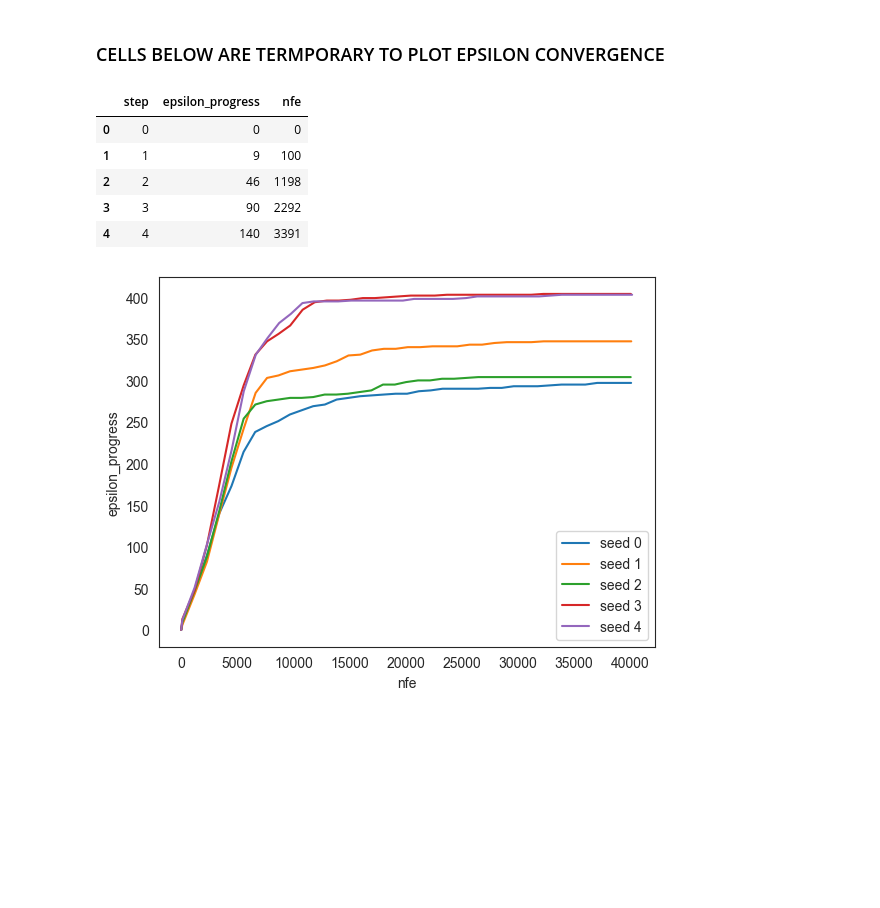
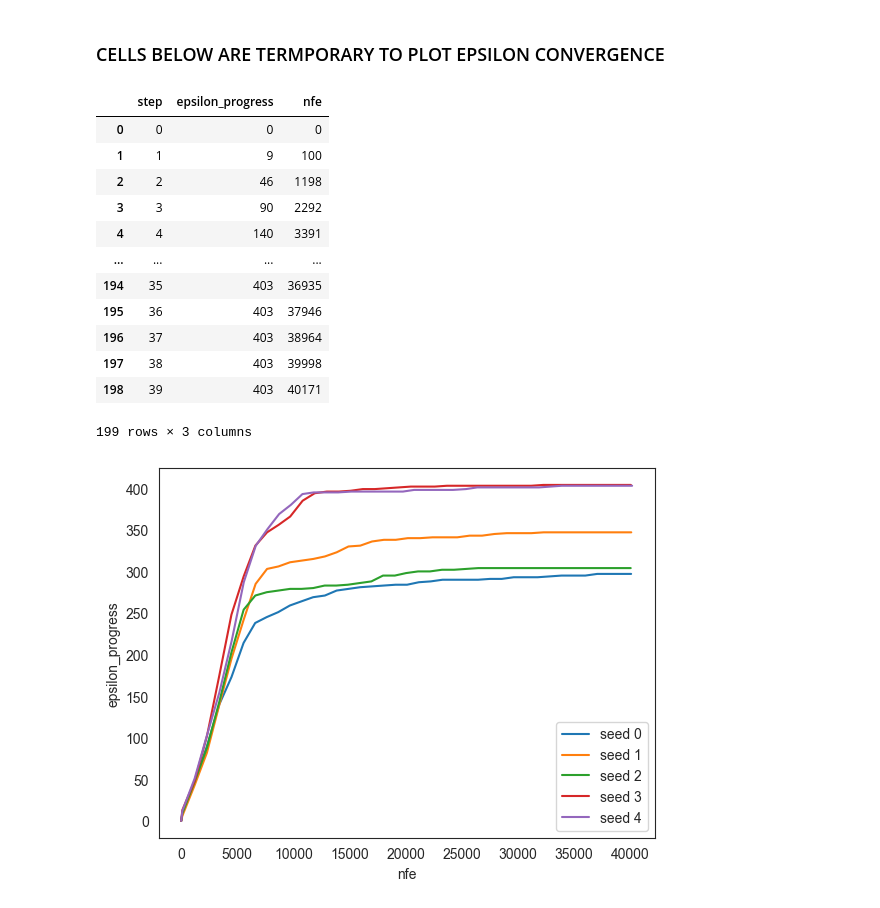
Before and after one commit to ghsher/epa1361_group15, a Jupyter notebook: final assignment/Convergence_plots_DS.ipynb, the cells around one changed output. Drawn from its saved outputs; the diff is of its cells as text; code cells hidden in the pictures; blank space fills up the shorter version.

```diff
--- a/final assignment/Convergence_plots_DS.ipynb
+++ b/final assignment/Convergence_plots_DS.ipynb
@@ -95,15 +397,22 @@ NameError: name 'metrics_by_seed' is not defined
 # %%
 epsilon_set = pd.read_csv("./output/20230614T1118_convergence_seed_ds.csv")
 epsilon_set.columns = ['step', 'epsilon_progress', 'nfe']
 df = epsilon_set
-df.head()
+df
 # %% [output]
 |  | step | epsilon_progress | nfe |
 | 0 | 0 | 0 | 0 |
 | 1 | 1 | 9 | 100 |
 | 2 | 2 | 46 | 1198 |
 | 3 | 3 | 90 | 2292 |
 | 4 | 4 | 140 | 3391 |
+| ... | ... | ... | ... |
+| 194 | 35 | 403 | 36935 |
+| 195 | 36 | 403 | 37946 |
+| 196 | 37 | 403 | 38964 |
+| 197 | 38 | 403 | 39998 |
+| 198 | 39 | 403 | 40171 |
+199 rows × 3 columns
 # %%
 dfs = [df.reset_index(drop=True) for _, df in df.groupby(df['step'].eq(0).cumsum())]
 # %%
```
Also changed, not shown: parts of 19 cells of this notebook, 1 other file.
